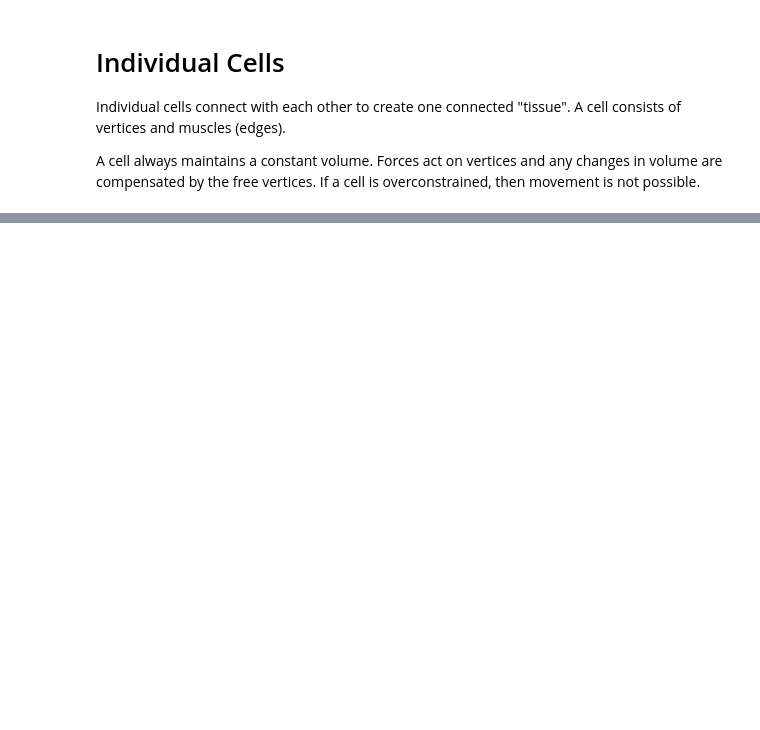
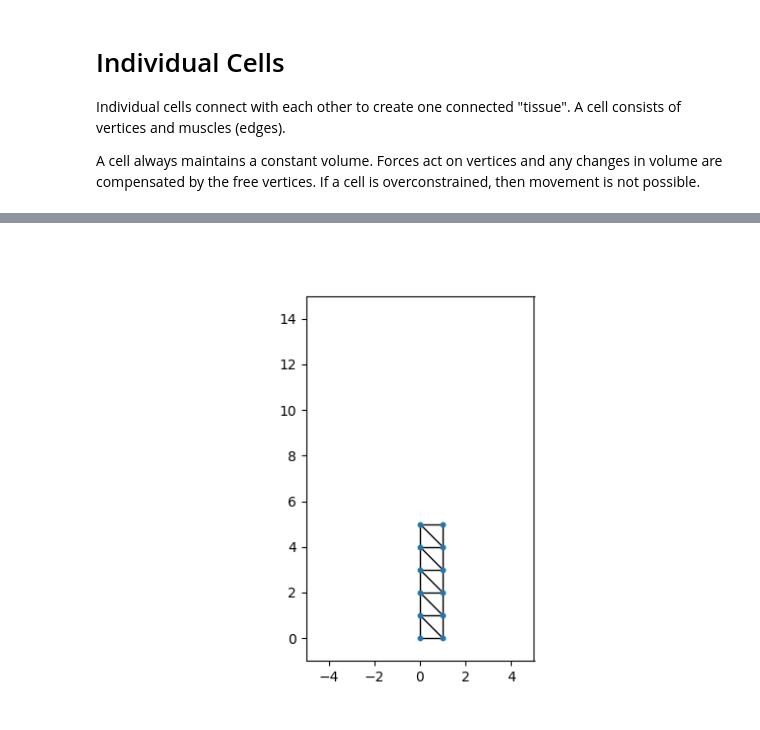
Before and after one commit to aechoi/muscular_hydrostat, a Jupyter notebook: src/isochoric.ipynb, the cells around one changed output, grey strips where cells are left out. Saved outputs shown, nothing was run; the diff lists cells and outputs as text; code cells hidden in the pictures; blank space fills up the shorter version.

Commit message:
add constrained dynamics hydrostat arm. draw_nodes requires update to allow for animation and interactability

```diff
--- a/src/isochoric.ipynb
+++ b/src/isochoric.ipynb
@@ -143,0 +21,53 @@ print(max_vol_error)
+# %%
+import numpy as np
+importlib.reload(ha)
+importlib.reload(draw_nodes)
+
+vertices = np.array([
+    [0, 0],
+    [1, 0],
+    [0, 1],
+    [1, 1],
+    [0, 2],
+    [1, 2],
+    [0, 3],
+    [1, 3],
+    [0, 4],
+    [1, 4],
+    [0, 5],
+    [1, 5]
+])
+cells = np.array([
+    [0, 1, 2],
+    [1, 2, 3],
+    [2, 3, 4],
+    [3, 4, 5],
+    [4, 5, 6],
+    [5, 6, 7],
+    [6, 7, 8],
+    [7, 8, 9],
+    [8, 9, 10],
+    [9, 10, 11]
+])
+arm = ha.HydrostatArm(vertices, cells)
+arm.actuate_muscle(0, 1)
+# arm.actuate_muscle(1, -.5)
+# arm.actuate_muscle(2, 1)
+# arm.actuate_muscle(3, 1)
+# arm.actuate_muscle(5, -0.5)
+# arm.actuate_muscle(6, 1)
+# arm.actuate_muscle(7, 1)
+# arm.actuate_muscle(9, -0.5)
+# arm.actuate_muscle(10, 1)
+
+# arm.actuate_muscle(0, 1)
+# # arm.actuate_muscle(1, 1)
+
+# arm.actuate_muscle(3, 1)
+# arm.actuate_muscle(7, 1)
+# arm.actuate_muscle(11, 1)
+# arm.actuate_muscle(15, 1)
+# arm.actuate_muscle(19, 1)
+drawer = draw_nodes.NodeDrawer(arm)
+# %% [output]
+[figure, added]
```
Also changed, not shown: parts of 9 cells of this notebook, 6 other files.
